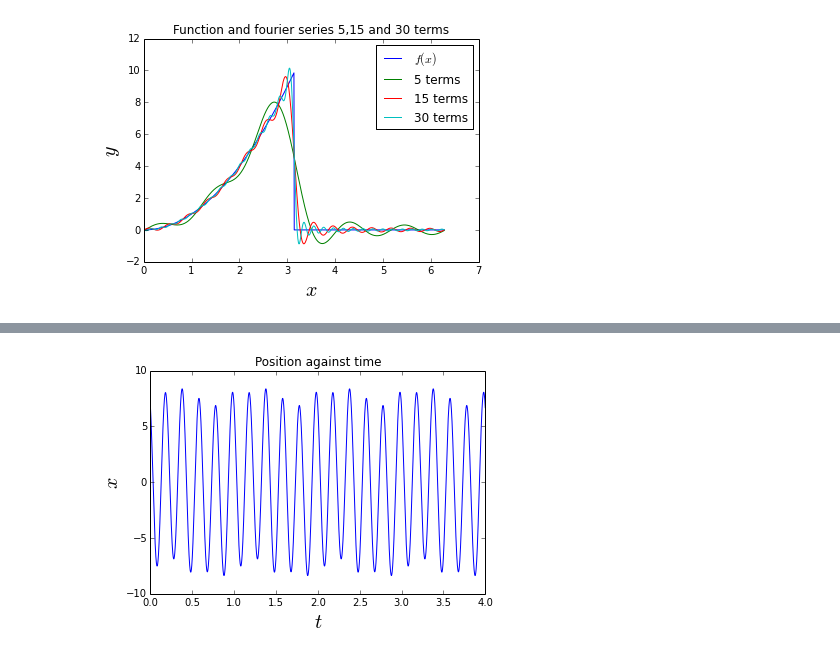
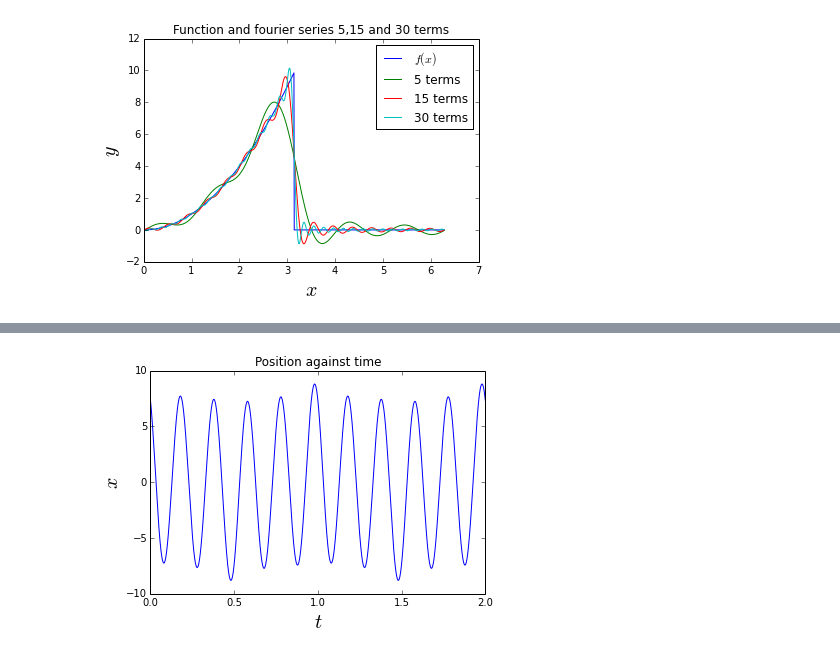
Before and after one commit to davidjadu/MathematicalMethods, a Jupyter notebook: Tarea 4/Tarea 4.ipynb, the cells around one changed output, grey strips where cells are left out. Saved outputs shown, nothing was run; the diff lists cells and outputs as text; code cells hidden in the pictures.

```diff
--- a/Tarea 4/Tarea 4.ipynb
+++ b/Tarea 4/Tarea 4.ipynb
@@ -66,7 +71,11 @@ k=10**3
 m=1
 Q=100
 w0=sqrt(k/m)
-def A(k):
-    return 4*F0/(m*pi*k*w0**2)*1/sqrt((1-(4*pi**2*k**2/w0**2))**2+ 4*pi**2*k**2/w0**2*1/Q**2)
-def d(k):
-    return math.atan(((2*k*pi)/(w0*Q))/((4*k**2*pi**2)/(w0)**2-1))
+def w(n):
+    return 2*n*pi
+def A(n):
+    return 4.0*F0/(pi*n)
+def xi(n):
+    return A(n)/(m*w0**2.0)/sqrt((1.0-(w(n)**2/w0**2))**2+ w(n)**2/(Q**2*w0**2))
+def d(n):
+    return math.atan(((w(n))/(w0*Q))/(w(n)**2/(w0)**2-1.0))
@@ -73,18 +94,21 @@ def d(k):
 # %%
 npoints=10000
-N=20
-T=4
+N=1000
+T=2
+pos = zeros(npoints)
 t=linspace(0,T,npoints)
-x=A(1)*sin(2*pi*t)
-for i in range(N-1):
-    x+=A(2*(i+1)+1)*cos(2*(2*(i+1)+1)*pi*t-d(2*(i+1)+1))
+def pos(t):
+    ans = 0
+    for n in range(N):
+        ans+=xi(2*n+1)*cos(w(2*n+1)*t-d(2*n+1))
+    return ans
 # %%
-plot (t,x)
+plot (t,pos(t))
 ax = axes()
 ax.set_xlabel("$t$",fontsize=20)
 ax.set_ylabel("$x$",fontsize=20)
 ax.set_title("Position against time")
 filename = 'figura punto 3'
 savefig(filename + '.pdf',format = 'pdf', transparent=True)
 # %% [output]
-[figure, old version]
+[figure, new version]
```
Also changed, not shown: parts of 3 cells of this notebook, 1 other file.
